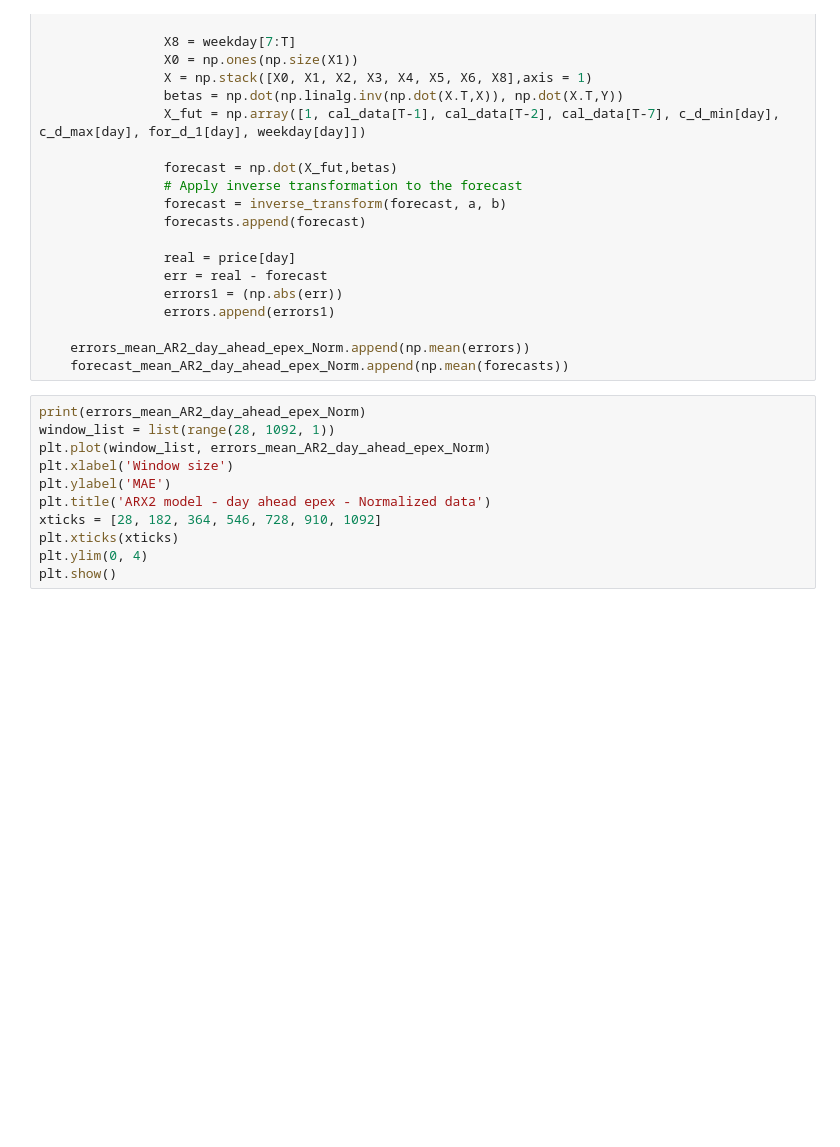
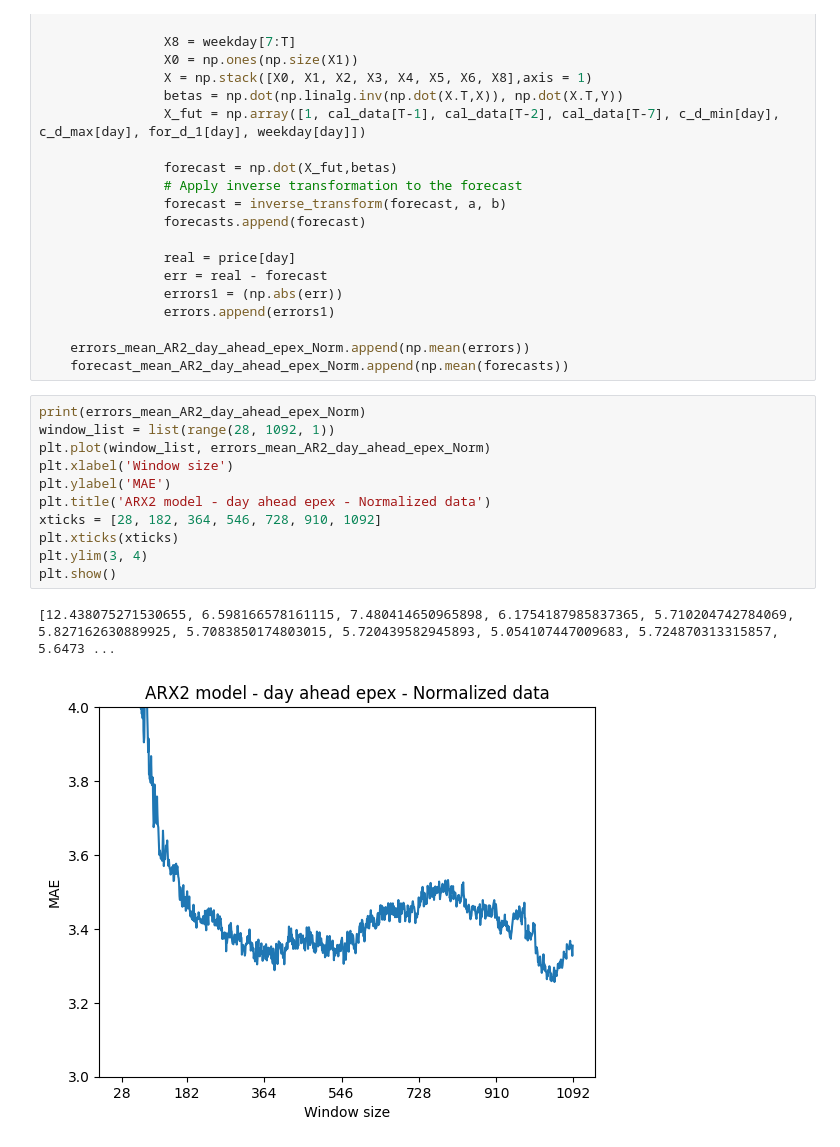
Before and after one commit to piovesanaedoardo/Project_Predictive-Analytics, a Jupyter notebook: main.ipynb, the cells around one changed output. Cells and saved outputs as stored; diff of their text form; blank space fills up the shorter version.

```diff
--- a/main.ipynb
+++ b/main.ipynb
@@ -924,11 +924,14 @@ for T in range(28, 1092, 1):
 # %%
 print(errors_mean_AR2_day_ahead_epex_Norm)
 window_list = list(range(28, 1092, 1))
 plt.plot(window_list, errors_mean_AR2_day_ahead_epex_Norm)
 plt.xlabel('Window size')
 plt.ylabel('MAE')
 plt.title('ARX2 model - day ahead epex - Normalized data')
 xticks = [28, 182, 364, 546, 728, 910, 1092]
 plt.xticks(xticks)
-plt.ylim(0, 4)
+plt.ylim(3, 4)
 plt.show()
+# %% [output]
+[12.438075271530655, 6.598166578161115, 7.480414650965898, 6.1754187985837365, 5.710204742784069, 5.827162630889925, 5.7083850174803015, 5.720439582945893, 5.054107447009683, 5.724870313315857, 5.6473 ...
+[figure, added]
```
Also changed, not shown: parts of 5 cells of this notebook.
